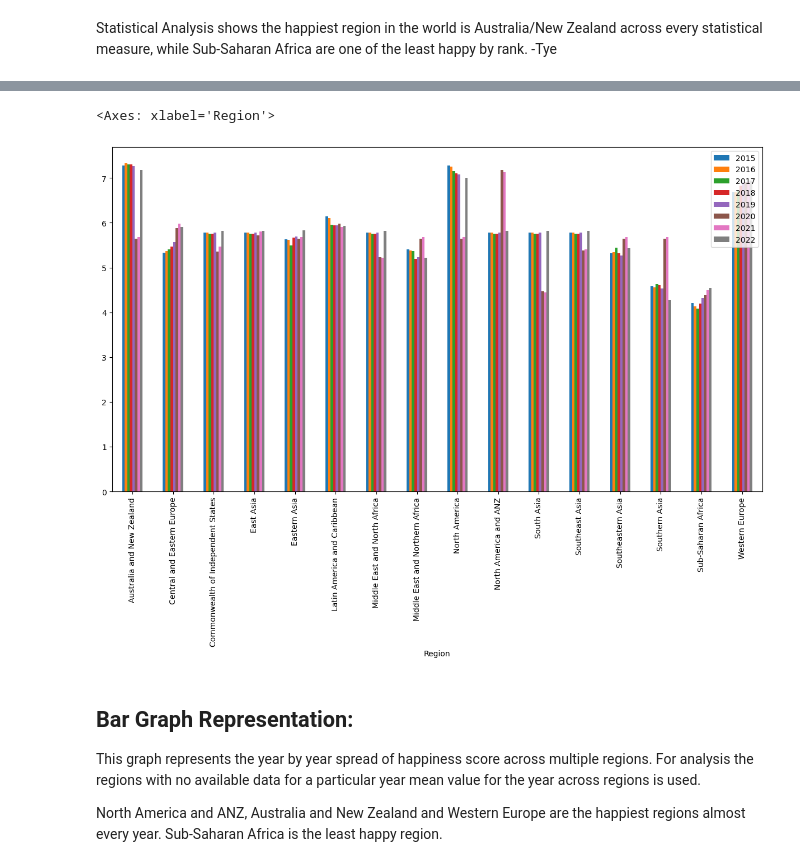
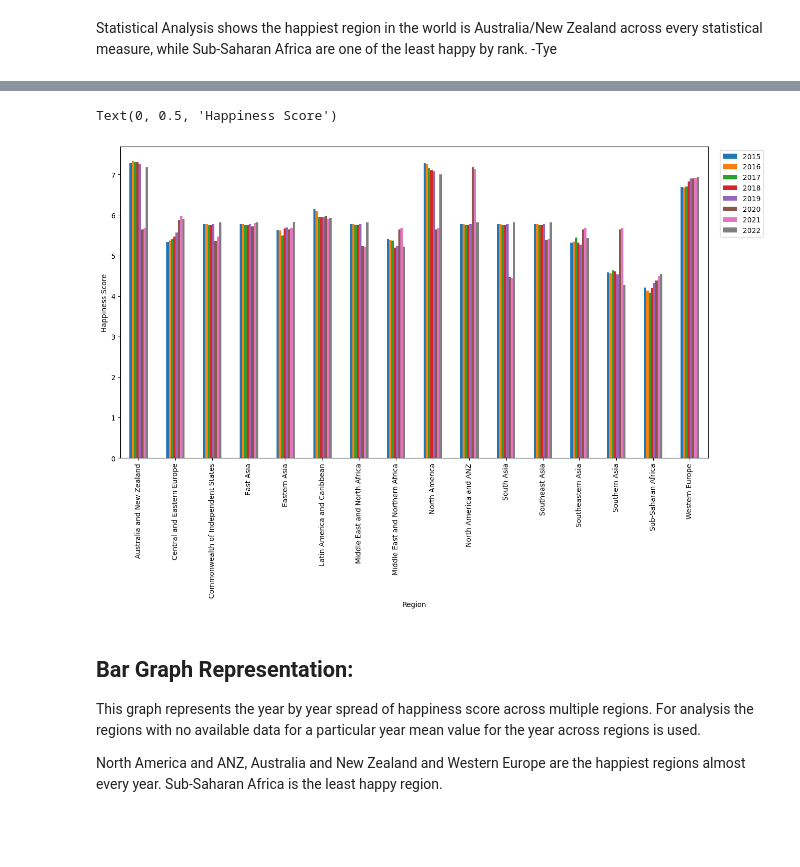
Before and after one commit to emily-curlin/Project1, a Jupyter notebook: world_happiness.ipynb, the cells around one changed output, grey strips where cells are left out. Drawn from its saved outputs; the diff is of its cells as text; code cells hidden in the pictures; blank space fills up the shorter version.

```diff
--- a/world_happiness.ipynb
+++ b/world_happiness.ipynb
@@ -270,11 +270,13 @@ region_score_by_year_mean1
 # %%
 # Plotting Bar Graph - Ruchi
 #region_score_by_year_mean1.plot(kind="bar", figsize = (15, 8))
-region_score_by_year_mean1.plot.bar( figsize = (15, 8))
+ax = region_score_by_year_mean1.plot.bar( figsize = (15, 8))
+ax.legend(loc='best', bbox_to_anchor=(0.6, 0.5, 0.5, 0.5))
+ax.set_ylabel("Happiness Score")
 #region_score_by_year_mean1.plot(kind="scatter",x='Region',y=['2015','2016'], figsize = (15, 8))
 # %% [output]
-<Axes: xlabel='Region'>
+Text(0, 0.5, 'Happiness Score')
-[figure, old version]
+[figure, new version]
 # %% [markdown]
 ## Bar Graph Representation:
 This graph represents the year by year spread of happiness score across multiple regions. For analysis the regions with no available data for a particular year mean value for the year across regions is used.
```
